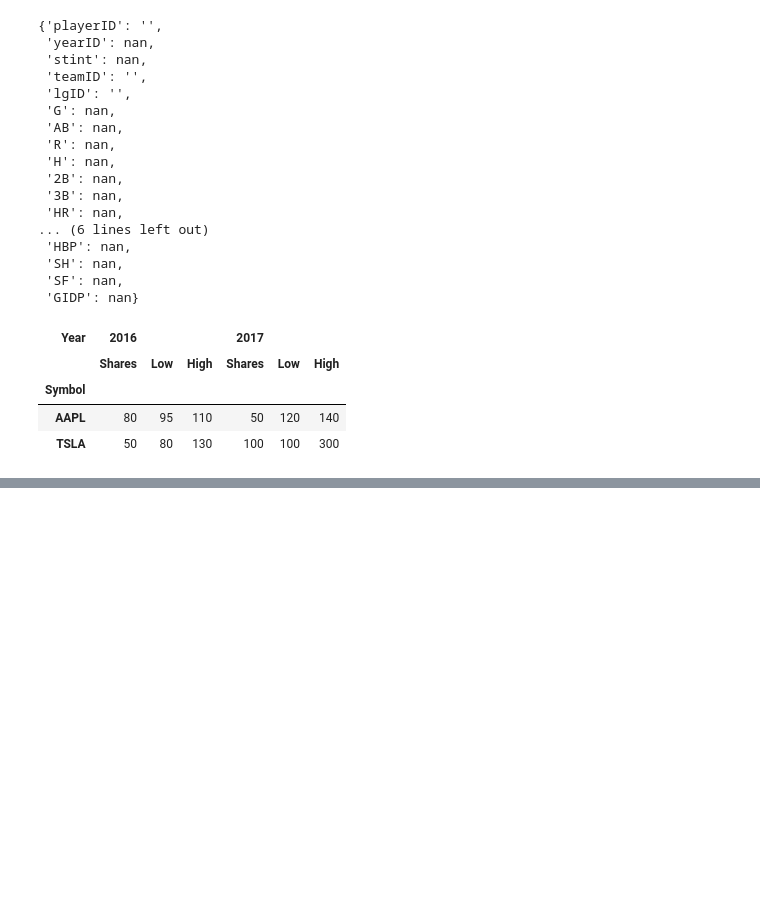
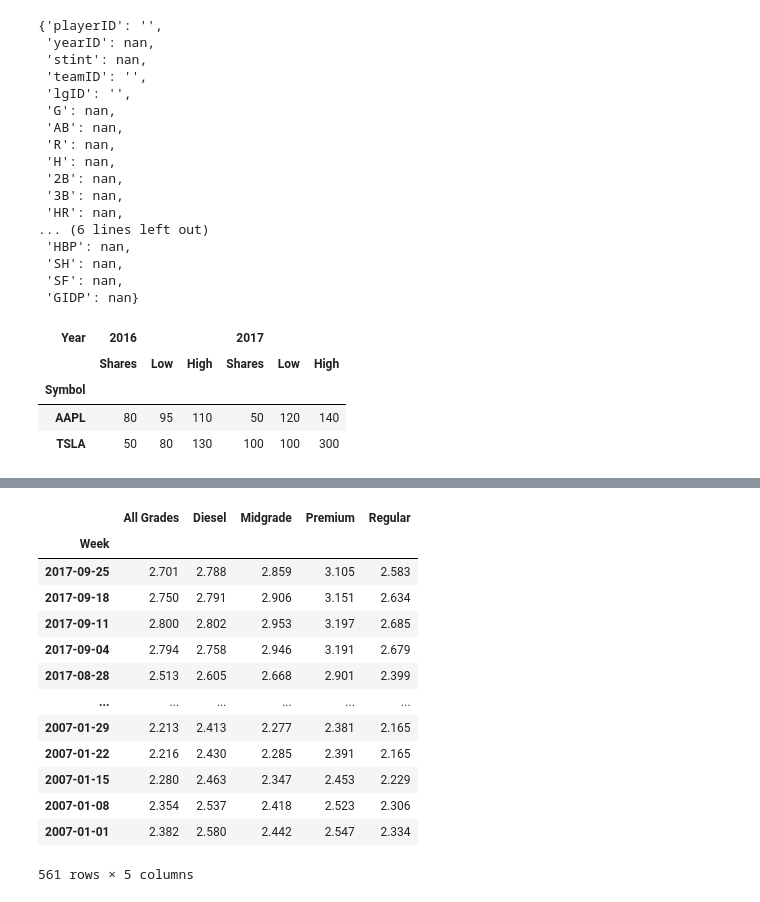
Before and after one commit to minstrel1149/pandas_practice-cookbook1, a Jupyter notebook: Pd_cookbook_1_chapter11.ipynb, the cells around one changed output, grey strips where cells are left out. Saved outputs shown, nothing was run; the diff lists cells and outputs as text; code cells hidden in the pictures; blank space fills up the shorter version.

```diff
--- a/Pd_cookbook_1_chapter11.ipynb
+++ b/Pd_cookbook_1_chapter11.ipynb
@@ -158,0 +229,21 @@ other = [stock_2017.add_suffix('_2017'), stock_2018.add_suffix('_2018')]
+# %%
+# 모든 파일을 반복하며 DataFrame으로 읽고 concat() 함수로 결합할 때 glob 모듈 활용 가능
+# but 나 같은 경우에는 pathlib의 Path 모듈을 많이 활용하므로 Path 모듈의 glob() 메서드로 진행도 가능
+df_list = [pd.read_csv(filename, index_col='Week', parse_dates=['Week']) for filename in (p1 / 'gas prices').glob('*.csv')]
+gas = pd.concat(df_list, axis=1)
+gas
+# %% [output]
+|  | All Grades | Diesel | Midgrade | Premium | Regular |
+| Week |  |  |  |  |  |
+| 2017-09-25 | 2.701 | 2.788 | 2.859 | 3.105 | 2.583 |
+| 2017-09-18 | 2.750 | 2.791 | 2.906 | 3.151 | 2.634 |
+| 2017-09-11 | 2.800 | 2.802 | 2.953 | 3.197 | 2.685 |
+| 2017-09-04 | 2.794 | 2.758 | 2.946 | 3.191 | 2.679 |
+| 2017-08-28 | 2.513 | 2.605 | 2.668 | 2.901 | 2.399 |
+| ... | ... | ... | ... | ... | ... |
+| 2007-01-29 | 2.213 | 2.413 | 2.277 | 2.381 | 2.165 |
+| 2007-01-22 | 2.216 | 2.430 | 2.285 | 2.391 | 2.165 |
+| 2007-01-15 | 2.280 | 2.463 | 2.347 | 2.453 | 2.229 |
+| 2007-01-08 | 2.354 | 2.537 | 2.418 | 2.523 | 2.306 |
+| 2007-01-01 | 2.382 | 2.580 | 2.442 | 2.547 | 2.334 |
+561 rows × 5 columns
```
Also changed, not shown: parts of 4 cells of this notebook, 1 other file.
